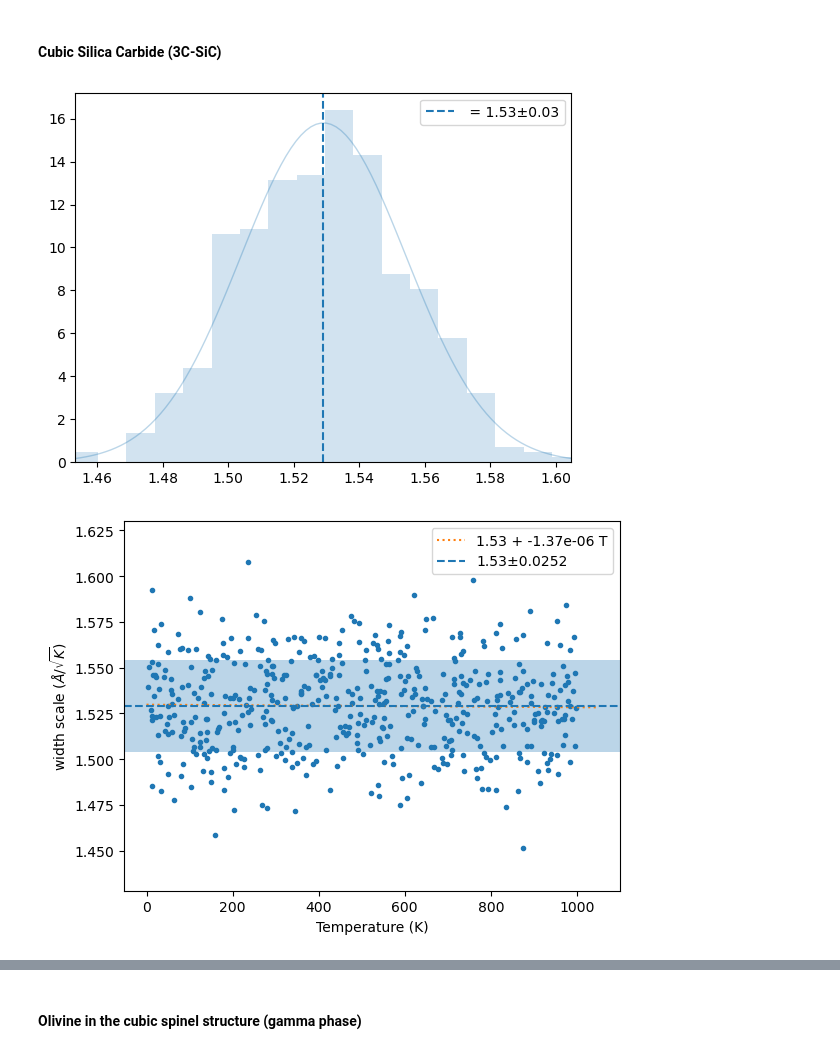
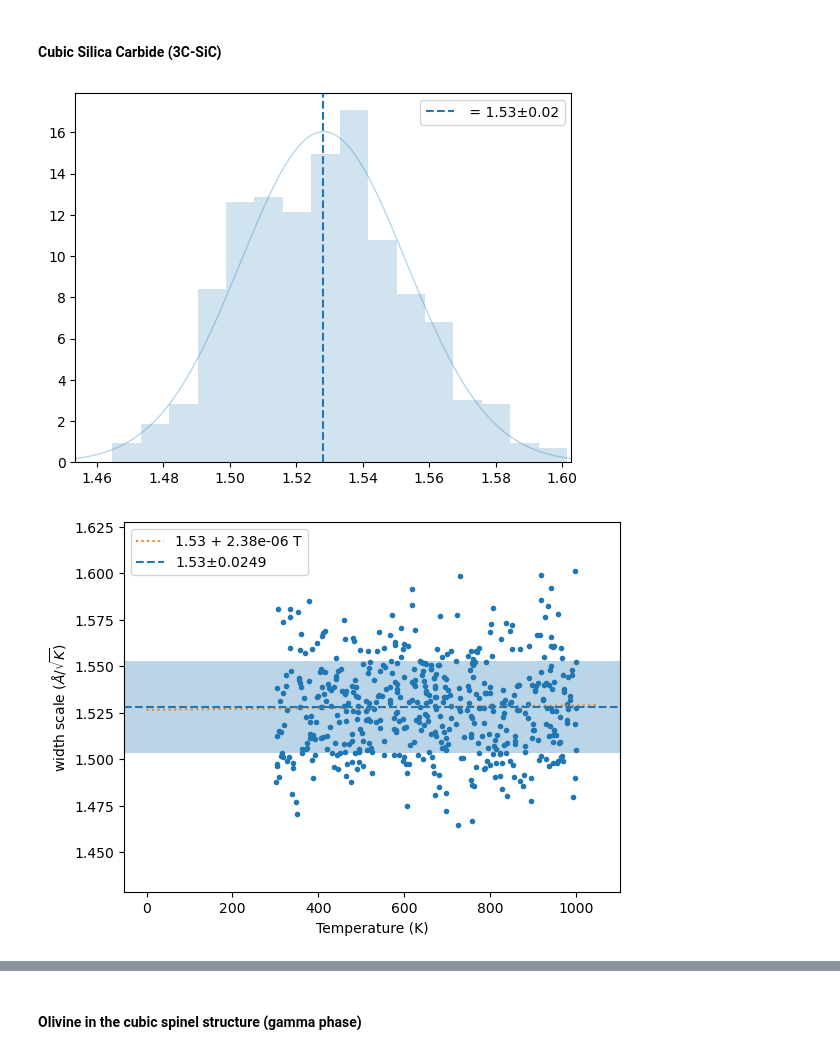
Before and after one commit to jochym/hecss, a Jupyter notebook: 11_core.ipynb, the cells around one changed output, grey strips where cells are left out. Saved outputs shown, nothing was run; the diff lists cells and outputs as text; code cells hidden in the pictures.

Commit message:
Progress bar in conv check. Tmin in width est.

```diff
--- a/11_core.ipynb
+++ b/11_core.ipynb
@@ -801,14 +802,14 @@ assert len(smpl) == (2*N+20)
 # %%
 #| asap
 sampler.w_list = []
-m, s, xscl = sampler.estimate_width_scale(500, Tmax=1000)
+m, s, xscl = sampler.estimate_width_scale(500, Tmin=300, Tmax=1000)
 wm = np.array(sampler._eta_list).T
 y = np.sqrt((3*wm[1]*un.kB)/(2*wm[2]))
 plot_hist(y, '', 0)
 plt.legend()
 plt.show()
 # %% [output]
-[figure, old version]
+[figure, new version]
 # %%
 #| asap
 plt.plot(wm[1], y, '.');
@@ -822,7 +823,7 @@ plt.xlabel('Temperature (K)')
 plt.ylabel('width scale ($\\AA/\\sqrt{K}$)')
 plt.legend();
 # %% [output]
-[figure, old version]
+[figure, new version]
 # %%
 #| asap
 n = 1
```
Also changed, not shown: parts of 16 cells of this notebook, 7 other files.
